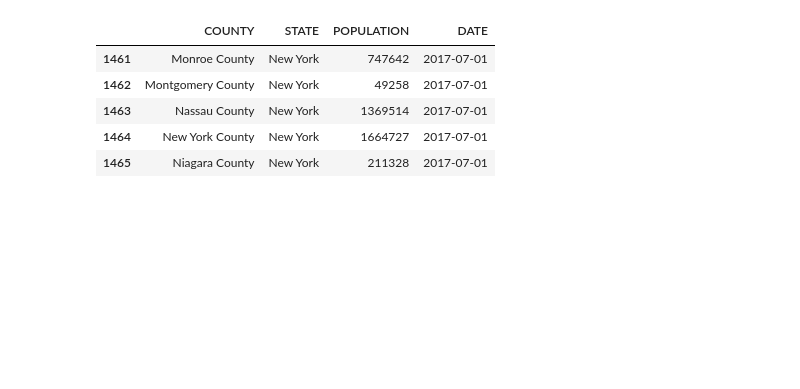
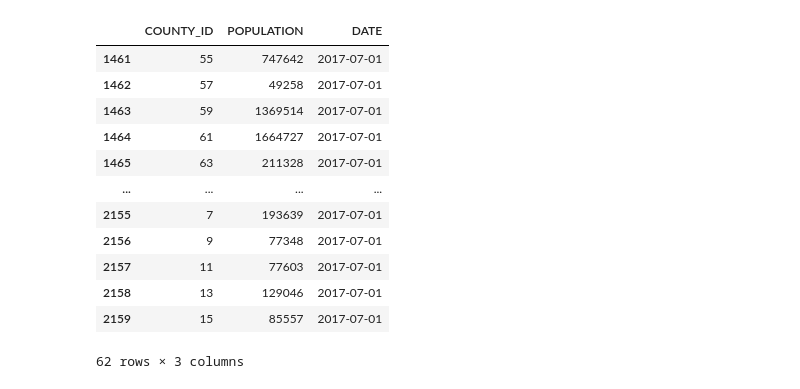
Before and after one commit to sdinespierce/etl_project, a Jupyter notebook: Census/New_York_Census_Data.ipynb, the cells around one changed output. Saved outputs shown, nothing was run; the diff lists cells and outputs as text; code cells hidden in the pictures; blank space fills up the shorter version.

```diff
--- a/Census/New_York_Census_Data.ipynb
+++ b/Census/New_York_Census_Data.ipynb
@@ -53,12 +84,20 @@ New_York_census_df_2016.head()
 # %%
 New_York_census_df_2017=census_df_2017[census_df_2017['STATE'].str.contains("New York")]
-New_York_census_df_2017.head()
+New_York_census_df_2017_county = New_York_census_df_2017[["COUNTY_ID","POPULATION","DATE"]]
+New_York_census_df_2017_county
 # %% [output]
-|  | COUNTY | STATE | POPULATION | DATE |
-| 1461 | Monroe County | New York | 747642 | 2017-07-01 |
-| 1462 | Montgomery County | New York | 49258 | 2017-07-01 |
-| 1463 | Nassau County | New York | 1369514 | 2017-07-01 |
-| 1464 | New York County | New York | 1664727 | 2017-07-01 |
-| 1465 | Niagara County | New York | 211328 | 2017-07-01 |
+|  | COUNTY_ID | POPULATION | DATE |
+| 1461 | 55 | 747642 | 2017-07-01 |
+| 1462 | 57 | 49258 | 2017-07-01 |
+| 1463 | 59 | 1369514 | 2017-07-01 |
+| 1464 | 61 | 1664727 | 2017-07-01 |
+| 1465 | 63 | 211328 | 2017-07-01 |
+| ... | ... | ... | ... |
+| 2155 | 7 | 193639 | 2017-07-01 |
+| 2156 | 9 | 77348 | 2017-07-01 |
+| 2157 | 11 | 77603 | 2017-07-01 |
+| 2158 | 13 | 129046 | 2017-07-01 |
+| 2159 | 15 | 85557 | 2017-07-01 |
+62 rows × 3 columns
 # %%
 New_York_census_df_2018=census_df_2018[census_df_2018['STATE'].str.contains("New York")]
```
Also changed, not shown: parts of 15 cells of this notebook, 7 other files.
